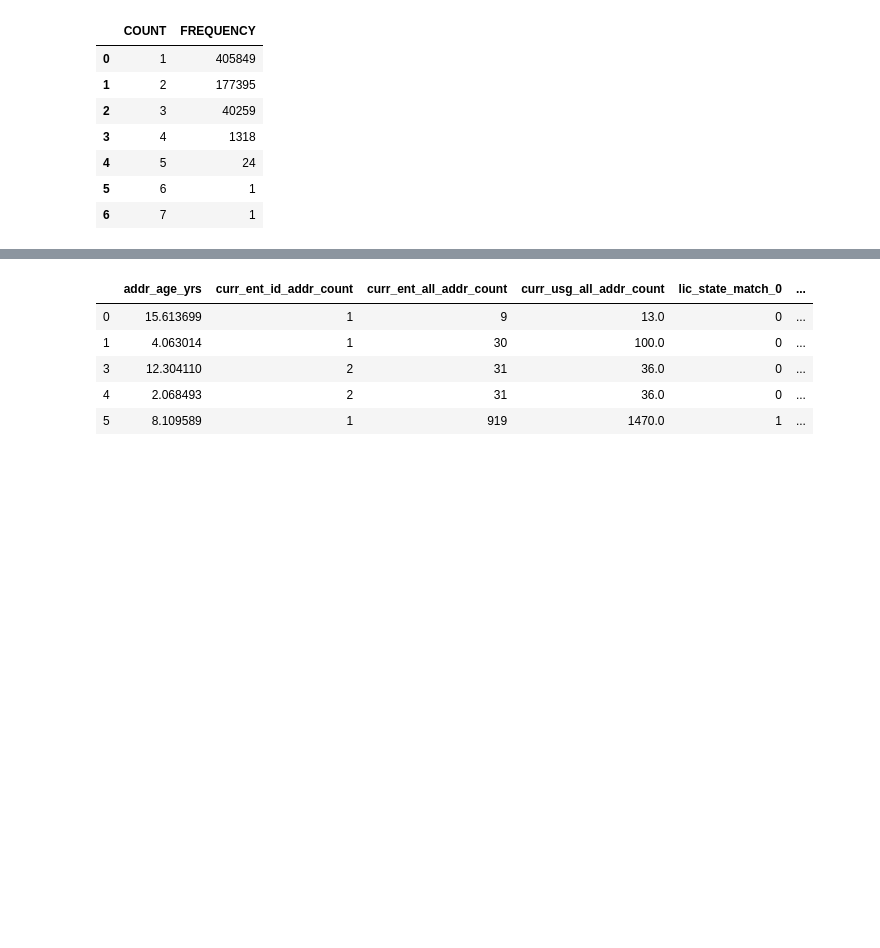
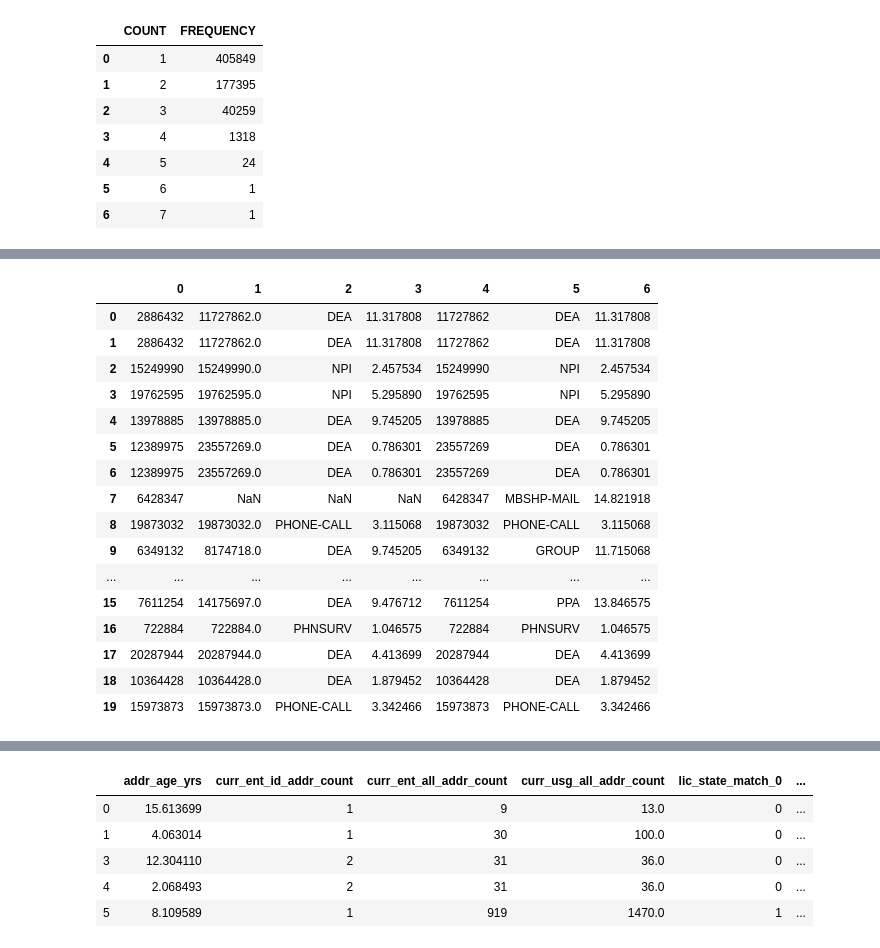
Before and after one commit to AMADataLabs/Core, a Jupyter notebook: Sandbox/PoloRankModel/ScoreAnalysis.ipynb, the cells around one changed output, grey strips where cells are left out. Drawn from its saved outputs; the diff is of its cells as text; code cells hidden in the pictures; blank space fills up the shorter version.

Commit message:
Draft notebook for getting data on POLO rank results for analysis
Former-commit-id: dec2ea2ef3e7497e4f9a72da04fd469cfef5024e

```diff
--- a/Sandbox/PoloRankModel/ScoreAnalysis.ipynb
+++ b/Sandbox/PoloRankModel/ScoreAnalysis.ipynb
@@ -266,0 +476,21 @@ addr_count_freq_hist.to_csv(analysis_dir + 'addr_count_freq_hist.csv')
+# %%
+results = pd.read_csv('ScoreAnalysis.csv', header=None)
+results.head(20)
+# %% [output]
+|  | 0 | 1 | 2 | 3 | 4 | 5 | 6 |
+| 0 | 2886432 | 11727862.0 | DEA | 11.317808 | 11727862 | DEA | 11.317808 |
+| 1 | 2886432 | 11727862.0 | DEA | 11.317808 | 11727862 | DEA | 11.317808 |
+| 2 | 15249990 | 15249990.0 | NPI | 2.457534 | 15249990 | NPI | 2.457534 |
+| 3 | 19762595 | 19762595.0 | NPI | 5.295890 | 19762595 | NPI | 5.295890 |
+| 4 | 13978885 | 13978885.0 | DEA | 9.745205 | 13978885 | DEA | 9.745205 |
+| 5 | 12389975 | 23557269.0 | DEA | 0.786301 | 23557269 | DEA | 0.786301 |
+| 6 | 12389975 | 23557269.0 | DEA | 0.786301 | 23557269 | DEA | 0.786301 |
+| 7 | 6428347 | NaN | NaN | NaN | 6428347 | MBSHP-MAIL | 14.821918 |
+| 8 | 19873032 | 19873032.0 | PHONE-CALL | 3.115068 | 19873032 | PHONE-CALL | 3.115068 |
+| 9 | 6349132 | 8174718.0 | DEA | 9.745205 | 6349132 | GROUP | 11.715068 |
+| ... | ... | ... | ... | ... | ... | ... | ... |
+| 15 | 7611254 | 14175697.0 | DEA | 9.476712 | 7611254 | PPA | 13.846575 |
+| 16 | 722884 | 722884.0 | PHNSURV | 1.046575 | 722884 | PHNSURV | 1.046575 |
+| 17 | 20287944 | 20287944.0 | DEA | 4.413699 | 20287944 | DEA | 4.413699 |
+| 18 | 10364428 | 10364428.0 | DEA | 1.879452 | 10364428 | DEA | 1.879452 |
+| 19 | 15973873 | 15973873.0 | PHONE-CALL | 3.342466 | 15973873 | PHONE-CALL | 3.342466 |
```
Also changed, not shown: parts of 44 cells of this notebook.
